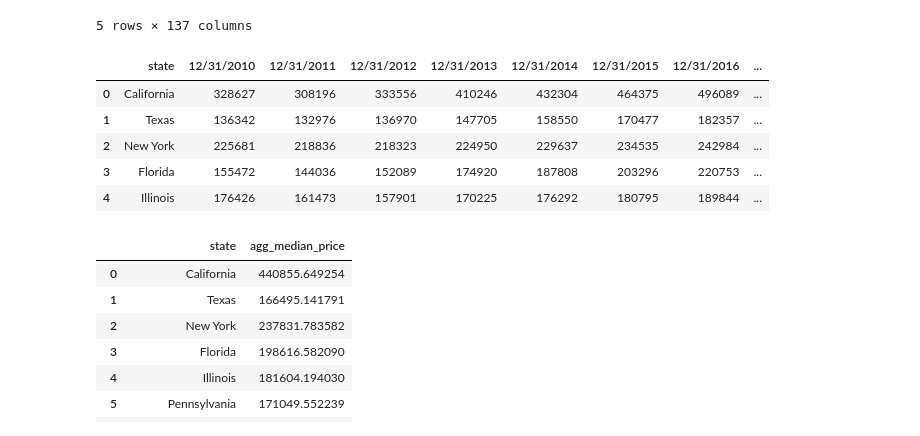
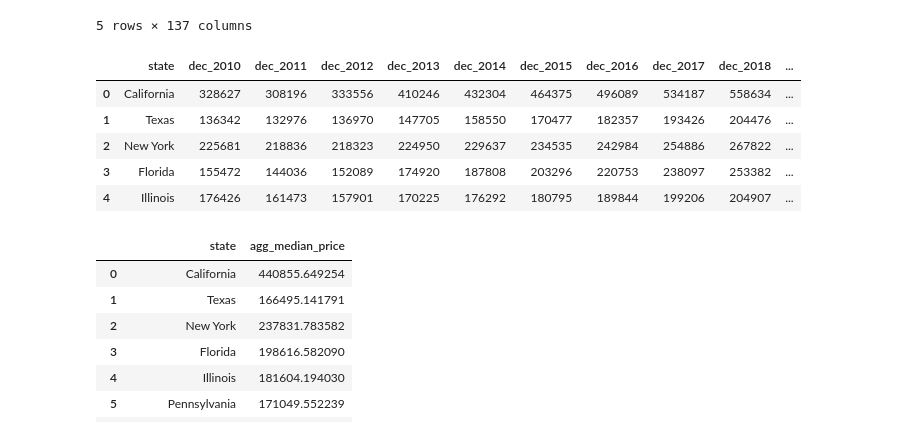
Before and after one commit to mitchvogel/Project-2, a Jupyter notebook: housing_database.ipynb, the cells around one changed output. Cells and saved outputs as stored; diff of their text form; code cells hidden in the pictures.

```diff
--- a/housing_database.ipynb
+++ b/housing_database.ipynb
@@ -156,6 +236,6 @@ city_transformed.head()
 # %%
 # Extract
-csv_file = "Resources/State.csv"
+csv_file = "static/resources/State.csv"
 state_df = pd.read_csv(csv_file)
 state_df.head()
 # %% [output]
@@ -269,40 +349,51 @@ state_transformed = state_df.drop(["RegionID", "SizeRank", "RegionType", "StateN
 "10/31/2018",
 "11/30/2018",
 "1/31/2019",
 "2/28/2019",
 "3/31/2019",
 "4/30/2019",
 "5/31/2019",
 "6/30/2019",
 "7/31/2019",
 "8/31/2019",
 "9/30/2019",
 "10/31/2019",
 "11/30/2019",
 "1/31/2020",
 "2/29/2020",
 "3/31/2020",
 "4/30/2020",
 "5/31/2020",
 "6/30/2020",
 "7/31/2020",
 "8/31/2020",
 "9/30/2020",
 "10/31/2020",
 "11/30/2020"], axis=1)
 
-state_transformed = state_transformed.rename(columns={"RegionName":"state"})
+state_transformed = state_transformed.rename(columns={"RegionName":"state",
+                                                      "12/31/2010":"dec_2010",
+                                                      "12/31/2011":"dec_2011",
+                                                      "12/31/2012":"dec_2012",
+                                                      "12/31/2013":"dec_2013",
+                                                      "12/31/2014":"dec_2014",
+                                                      "12/31/2015":"dec_2015",
+                                                      "12/31/2016":"dec_2016",
+                                                      "12/31/2017":"dec_2017",
+                                                      "12/31/2018":"dec_2018",
+                                                      "12/31/2019":"dec_2019",
+                                                      "12/31/2020":"dec_2020"})
 
 state_transformed = state_transformed.dropna()
 
 state_transformed.head()
 # %% [output]
-|  | state | 12/31/2010 | 12/31/2011 | 12/31/2012 | 12/31/2013 | 12/31/2014 | 12/31/2015 | 12/31/2016 | ... |
-| 0 | California | 328627 | 308196 | 333556 | 410246 | 432304 | 464375 | 496089 | ... |
-| 1 | Texas | 136342 | 132976 | 136970 | 147705 | 158550 | 170477 | 182357 | ... |
-| 2 | New York | 225681 | 218836 | 218323 | 224950 | 229637 | 234535 | 242984 | ... |
-| 3 | Florida | 155472 | 144036 | 152089 | 174920 | 187808 | 203296 | 220753 | ... |
-| 4 | Illinois | 176426 | 161473 | 157901 | 170225 | 176292 | 180795 | 189844 | ... |
+|  | state | dec_2010 | dec_2011 | dec_2012 | dec_2013 | dec_2014 | dec_2015 | dec_2016 | dec_2017 | dec_2018 | ... |
+| 0 | California | 328627 | 308196 | 333556 | 410246 | 432304 | 464375 | 496089 | 534187 | 558634 | ... |
+| 1 | Texas | 136342 | 132976 | 136970 | 147705 | 158550 | 170477 | 182357 | 193426 | 204476 | ... |
+| 2 | New York | 225681 | 218836 | 218323 | 224950 | 229637 | 234535 | 242984 | 254886 | 267822 | ... |
+| 3 | Florida | 155472 | 144036 | 152089 | 174920 | 187808 | 203296 | 220753 | 238097 | 253382 | ... |
+| 4 | Illinois | 176426 | 161473 | 157901 | 170225 | 176292 | 180795 | 189844 | 199206 | 204907 | ... |
 # %%
 # Transform
 state_name = state_df['RegionName']
```
Also changed, not shown: parts of 3 cells of this notebook, 5 other files.
